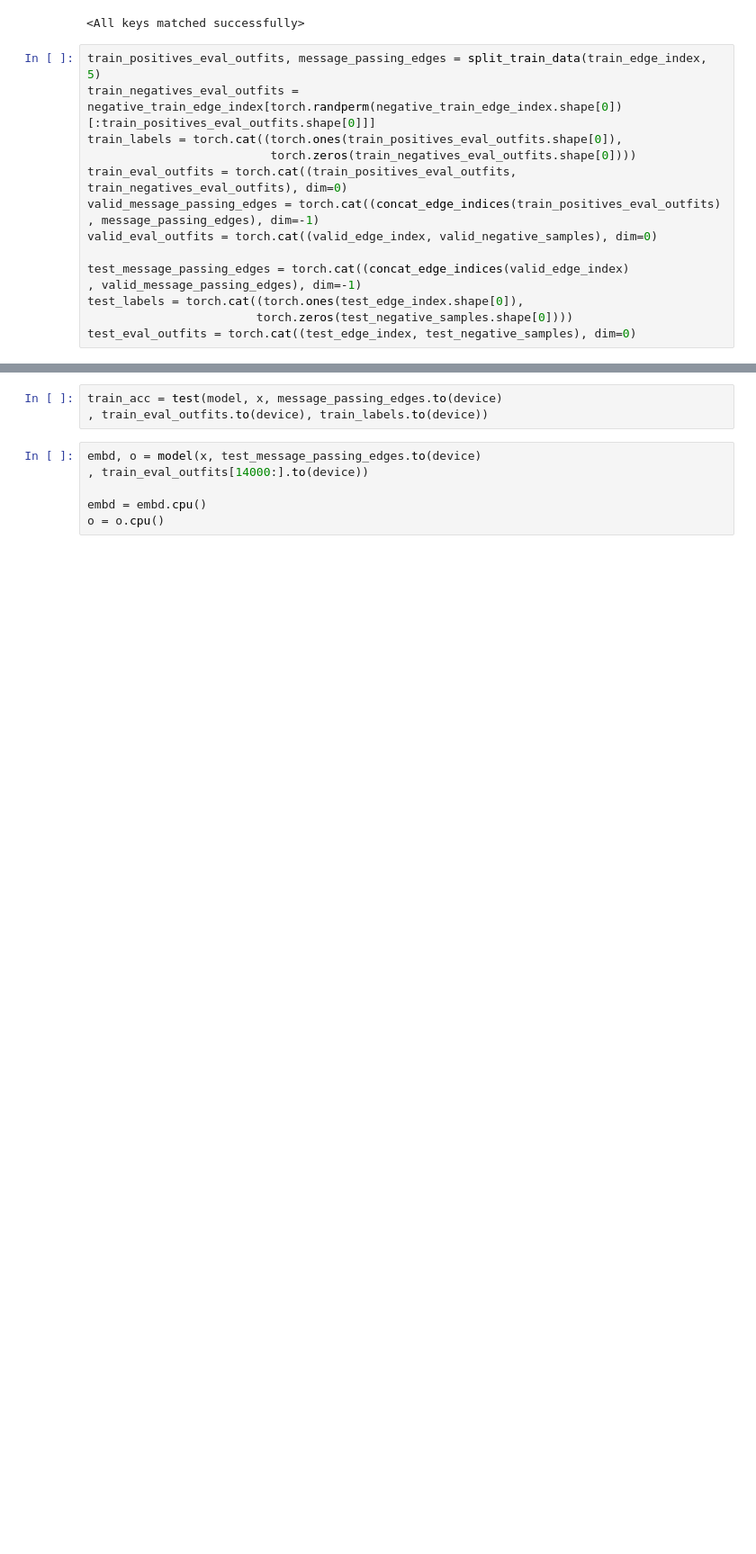
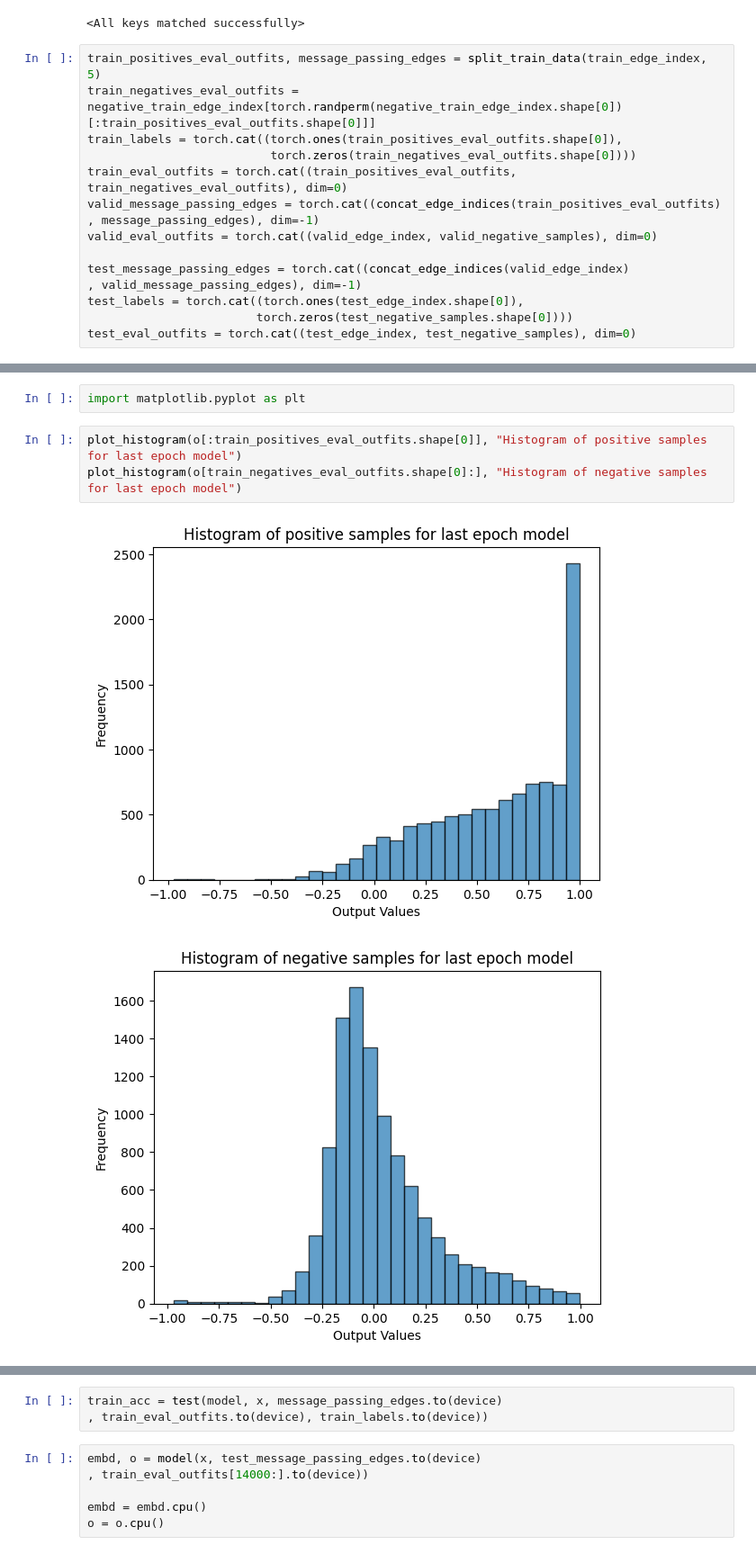
Before and after one commit to Alijgh003/StyleMind-GNN, a Jupyter notebook: StyleMind_GCN.ipynb, the cells around one changed output, grey strips where cells are left out. Shown at 90% size. Saved outputs shown, nothing was run; the diff lists cells and outputs as text; blank space fills up the shorter version.

```diff
--- a/StyleMind_GCN.ipynb
+++ b/StyleMind_GCN.ipynb
@@ -574,0 +591,8 @@ test_eval_outfits = torch.cat((test_edge_index, test_negative_samples), dim=0)
+# %%
+import matplotlib.pyplot as plt
+# %%
+plot_histogram(o[:train_positives_eval_outfits.shape[0]], "Histogram of positive samples for last epoch model")
+plot_histogram(o[train_negatives_eval_outfits.shape[0]:], "Histogram of negative samples for last epoch model")
+# %% [output]
+[figure, added]
+[figure, added]
```
Also changed, not shown: parts of 21 cells of this notebook.
